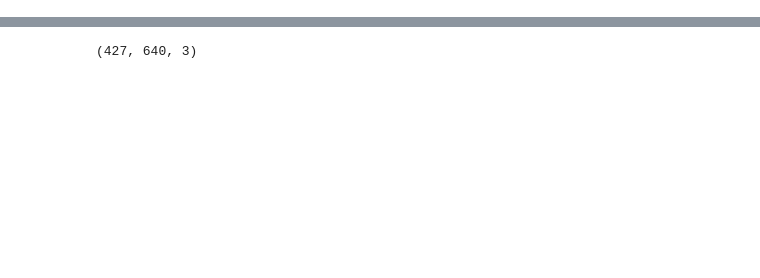
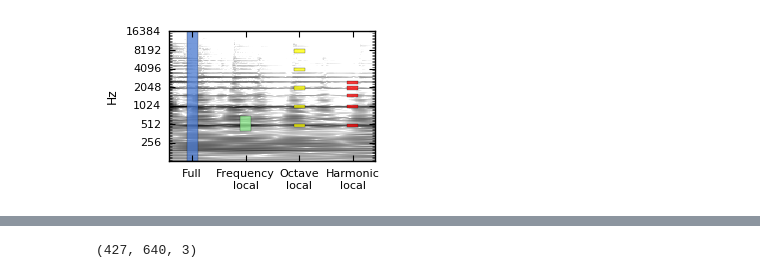
Before and after one commit to ejhumphrey/harmonic-cnn, a Jupyter notebook: paper/figs/Filter figs.ipynb, the cells around one changed output, grey strips where cells are left out. Drawn from its saved outputs; the diff is of its cells as text; code cells hidden in the pictures; blank space fills up the shorter version.

Commit message:
fixing plot font sizes

```diff
--- a/paper/figs/Filter figs.ipynb
+++ b/paper/figs/Filter figs.ipynb
@@ -30,7 +32,7 @@ Cl = librosa.logamplitude(C**2, ref_power=np.max, amin=1e-5, top_db=60)
 # %%
 ms.use('seaborn-paper')
 # %%
-plt.figure(figsize=(5, 3))
+plt.figure(figsize=(3, 2))
 
 
 # Draw the spectrogram
@@ -39,10 +41,10 @@ ax = librosa.display.specshow(Cl, y_axis='cqt_hz', sr=sr, cmap='gray_r',
 
 
 # Draw the full-height filter
-ax.add_patch(patches.Rectangle((24, fmin), 9, fmax - fmin, alpha=0.75, edgecolor='k', label='Full height'))
+ax.add_patch(patches.Rectangle((15, fmin), 9, fmax - fmin, alpha=0.75, edgecolor='k', label='Full height'))
 
 # Draw a local filter
-ax.add_patch(patches.Rectangle((64, librosa.note_to_hz('G4')),
+ax.add_patch(patches.Rectangle((60, librosa.note_to_hz('G4')),
                                9,
                                librosa.note_to_hz('F5') - librosa.note_to_hz('G4'),
                                facecolor='lightgreen',edgecolor='k',
@@ -57,7 +59,7 @@ filters = []
 for harm in [1, 2, 4, 8, 16]:
     bottom = librosa.midi_to_hz(librosa.hz_to_midi(base_f * harm) - 1) # go down 3 semitones
     top = librosa.midi_to_hz(librosa.hz_to_midi(base_f * harm) + 1)
-    filters.append(patches.Rectangle((104, bottom), 9, top - bottom))
+    filters.append(patches.Rectangle((105, bottom), 9, top - bottom))
 
 
 pc = PatchCollection(filters, facecolor='yellow', edgecolor='k', alpha=0.75, label='Octave-local')
@@ -71,15 +73,15 @@ filters = []
 for harm in [1, 2, 3, 4, 5]:
     bottom = librosa.midi_to_hz(librosa.hz_to_midi(base_f * harm) - 1) # go down 3 semitones
     top = librosa.midi_to_hz(librosa.hz_to_midi(base_f * harm) + 1)
-    filters.append(patches.Rectangle((144, bottom), 9, top - bottom))
+    filters.append(patches.Rectangle((150, bottom), 9, top - bottom))
 
 
 pc = PatchCollection(filters, facecolor='red', edgecolor='k', alpha=0.75, label='Harmonic-local')
 pc.set_label('Harmonic-local')
 ax.add_collection(pc)
 
-plt.xticks([24+4.5, 64+4.5, 104+4.5, 144+4.5],
-          ['Full', 'Frequency local', 'Octave local', 'Harmonic local'])
+plt.xticks([15+4.5, 60+4.5, 105+4.5, 150+4.5],
+          ['Full', 'Frequency\nlocal', 'Octave\nlocal', 'Harmonic\nlocal'])
 plt.tight_layout()
 
 plt.savefig('filter-shapes.pdf', transparent=False, pad_inches=0)
@@ -89,3 +89,4 @@ plt.savefig('filter-shapes.pdf', transparent=False, pad_inches=0)
+[figure, added]
 # %%
 from IPython.display import Audio
 # %%
```
Also changed, not shown: parts of 8 cells of this notebook, 5 other files.
